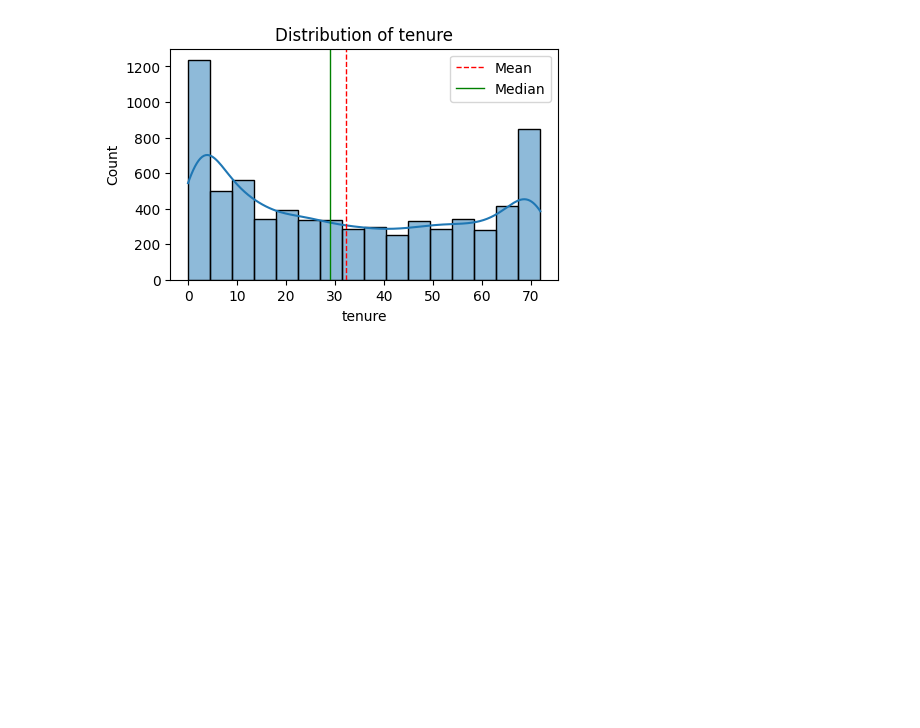
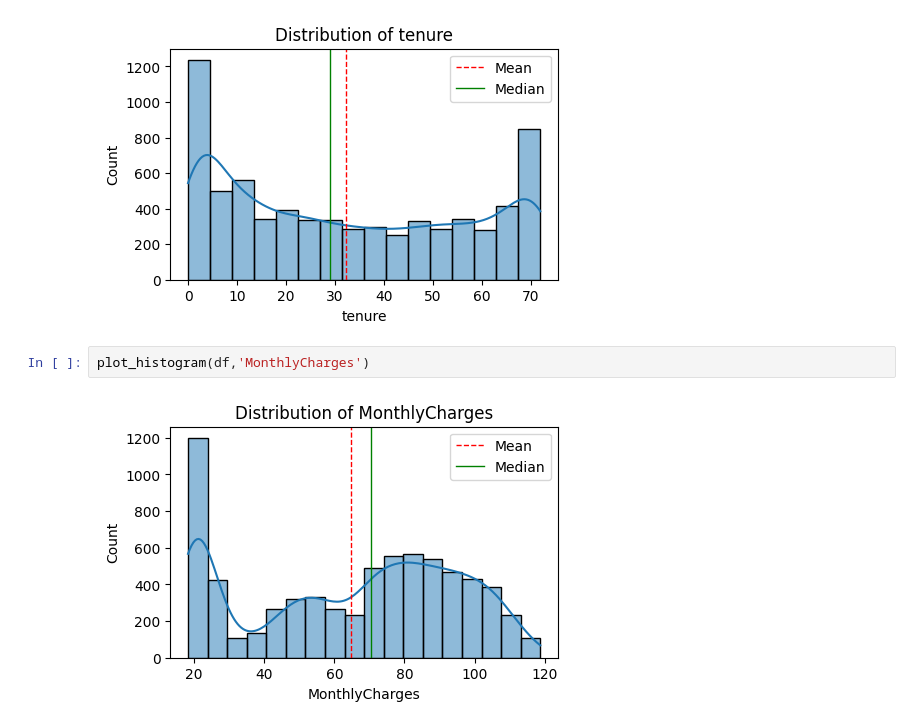
Before and after one commit to NgocAnhNguyen-0601/Customer-Churn, a Jupyter notebook: Customer_Churn_Forecast.ipynb, the cells around one changed output. Drawn from its saved outputs; the diff is of its cells as text; blank space fills up the shorter version.

```diff
--- a/Customer_Churn_Forecast.ipynb
+++ b/Customer_Churn_Forecast.ipynb
@@ -293,3 +293,7 @@ def plot_histogram(df, column_name):
 plot_histogram(df, 'tenure')
 # %% [output]
 [figure]
+# %%
+plot_histogram(df,'MonthlyCharges')
+# %% [output]
+[figure, added]
```
Also changed, not shown: parts of 5 cells of this notebook.
